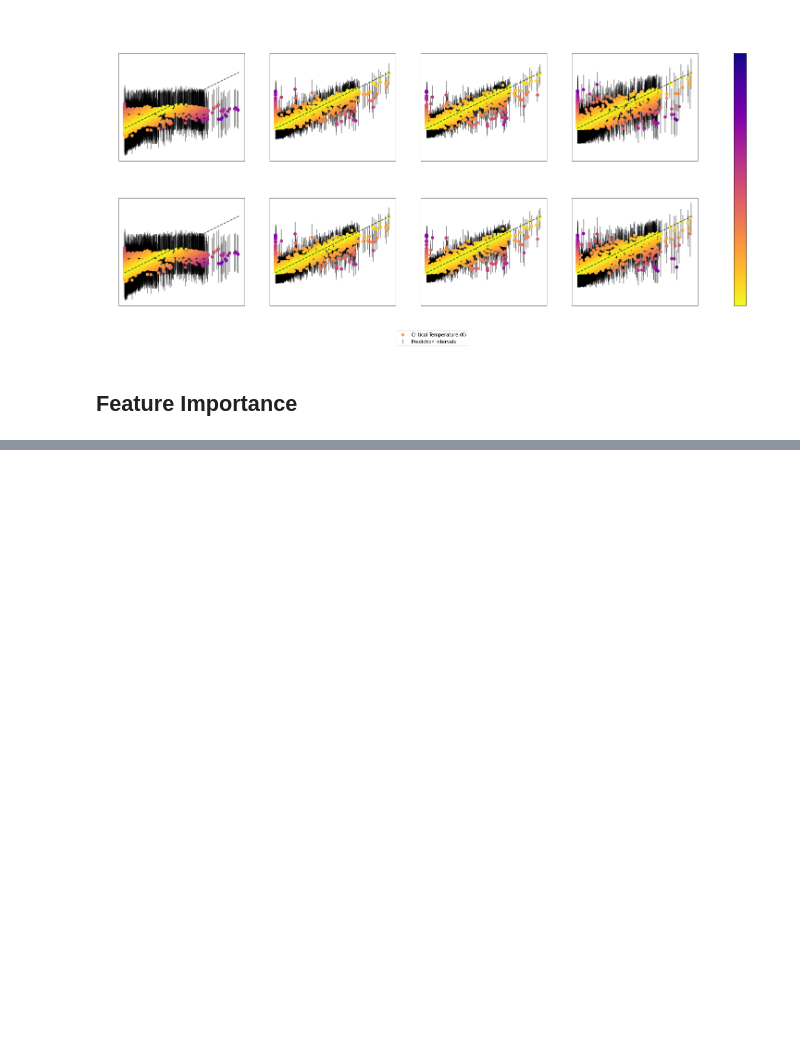
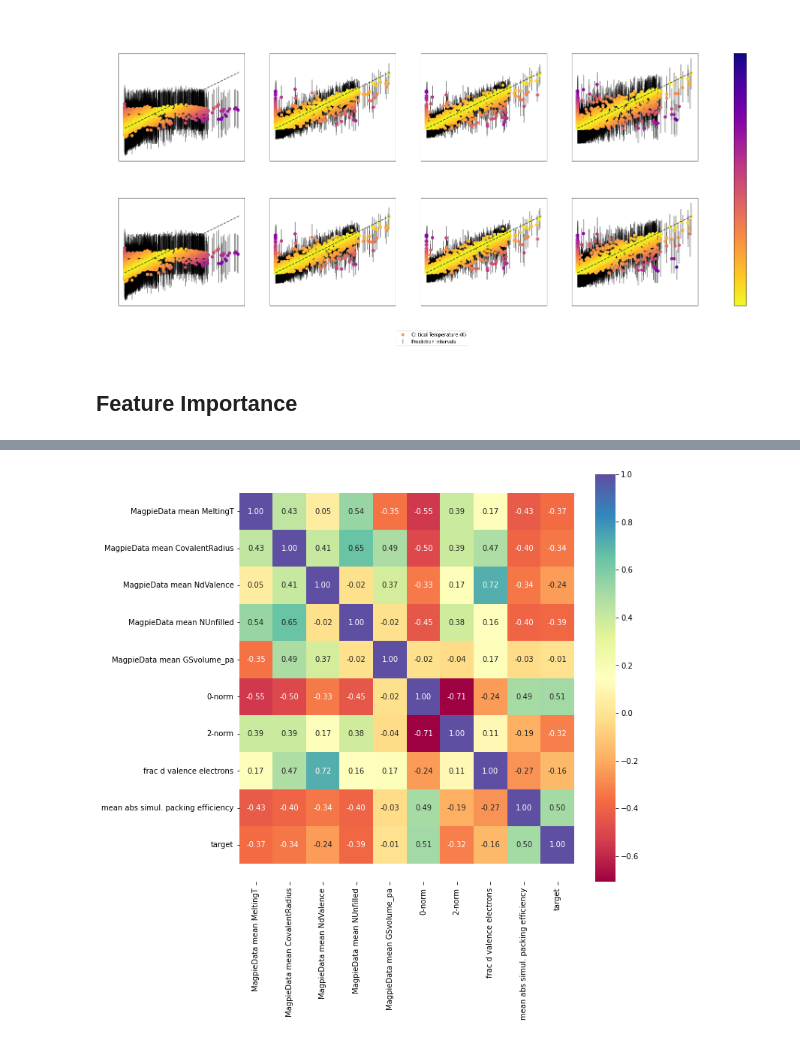
Before and after one commit to sylphrena0/classe, a Jupyter notebook: code/feature_selection.ipynb, the cells around one changed output, grey strips where cells are left out. Cells and saved outputs as stored; diff of their text form; code cells hidden in the pictures; blank space fills up the shorter version.

```diff
--- a/code/feature_selection.ipynb
+++ b/code/feature_selection.ipynb
@@ -152,2 +162,25 @@ Extra Trees Top Features:
 ['mean abs simul. packing efficiency', 'MagpieData mean NUnfilled', '0-norm', 'MagpieData mean SpaceGroupNumber', 'MagpieData mean NfUnfilled', 'MagpieData mean NdUnfilled', 'MagpieData mean MeltingT' ...
+# %%
+def analysis(): #makes a heatmap that shows correlations between features and targets, saves to '../data/feature_heatmap.png'
+    global corr_matrix
+    sfn.import_data(replace_inf=True) #import data with function above
+
+    graph_data = pd.DataFrame(sfn.data) #make a new dataframe for the correlation matrix
+    graph_data.drop(dtni.Feature.to_list(), axis=1, inplace=True) #drop unimportant features
+    graph_data['target'] = sfn.target.values #add target back in
+
+    corr_matrix = graph_data.corr() #gets 2D correlation matrix
+    fig, ax = plt.subplots(figsize=(10, 10)) #define figure and sizing features
+    ax = sns.heatmap(corr_matrix, annot=True, fmt=".2f", cmap=sns.color_palette("Spectral", as_cmap=True))
+    bottom, top = ax.get_ylim()
+    ax.set_ylim(bottom + 0.5, top - 0.5)
+    ax.tick_params(which='both') #set various colors
+
+    #save heatmap
+    figure = ax.get_figure()
+    figure.savefig('../data/feature_heatmap_eti.png', dpi=480) #saves to '../data/feature_heatmap.png' at 480 dpi
+
+analysis() #calls function
+# %% [output]
+[figure, added]
 # %%
```
Also changed, not shown: parts of 6 cells of this notebook.
